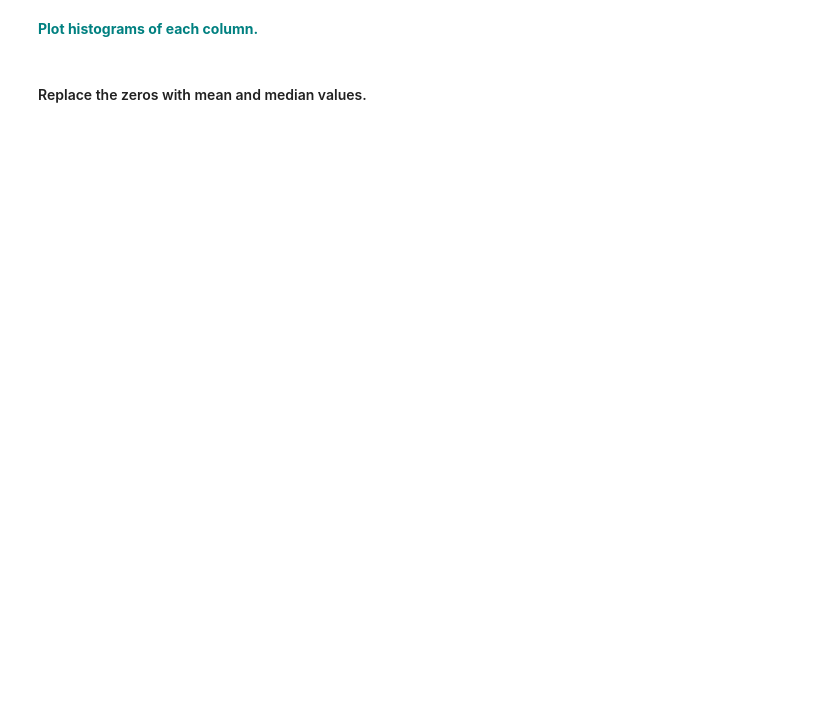
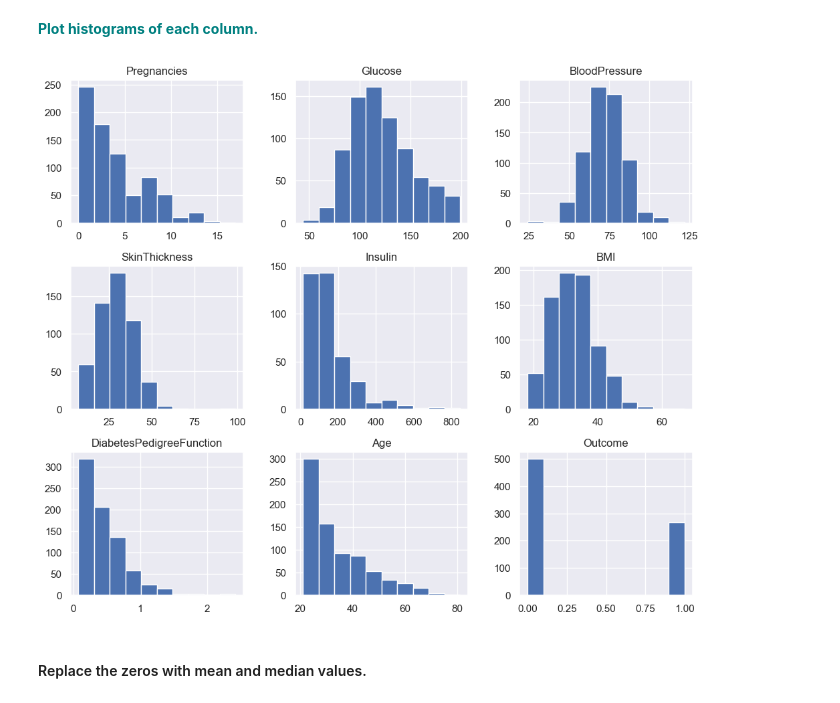
Before and after one commit to sowmyakapula/GridSearchHyperparameterOptimization, a Jupyter notebook: GridSearchKNN_Case_Study.ipynb, the cells around one changed output. Cells and saved outputs as stored; diff of their text form; code cells hidden in the pictures; blank space fills up the shorter version.

```diff
--- a/GridSearchKNN_Case_Study.ipynb
+++ b/GridSearchKNN_Case_Study.ipynb
@@ -28,3 +34,9 @@ diabetes_data.head()
 | 4 | 0 | 137 | 40 | 35 | 168 | 43.1 | 2.288 | 33 | ... |
 # %% [markdown]
 **<font color='teal'> Start by reviewing the data info.</font>**
+# %%
+import pandas as pd
+
+df = pd.read_csv("diabetes.csv")
+
+df.info()
@@ -33,2 +74,8 @@ diabetes_data.head()
 # %% [markdown]
 **<font color='teal'> Currently, the missing values in the dataset are represented as zeros. Replace the zero values in the following columns ['Glucose','BloodPressure','SkinThickness','Insulin','BMI'] with nan .</font>**
+# %%
+import numpy as np
+
+df[['Glucose','BloodPressure','SkinThickness','Insulin','BMI']] = df[['Glucose','BloodPressure','SkinThickness','Insulin','BMI']].replace(0, np.nan)
+
+df.isnull().sum()
@@ -35,5 +93,10 @@ diabetes_data.head()
 # %% [markdown]
 **<font color='teal'> Plot histograms of each column. </font>**
+# %%
+df.hist(figsize=(12,10))
+plt.show()
+# %% [output]
+[figure, added]
 # %% [markdown]
 #### Replace the zeros with mean and median values.
 # %%
```
Also changed, not shown: parts of 24 cells of this notebook.
